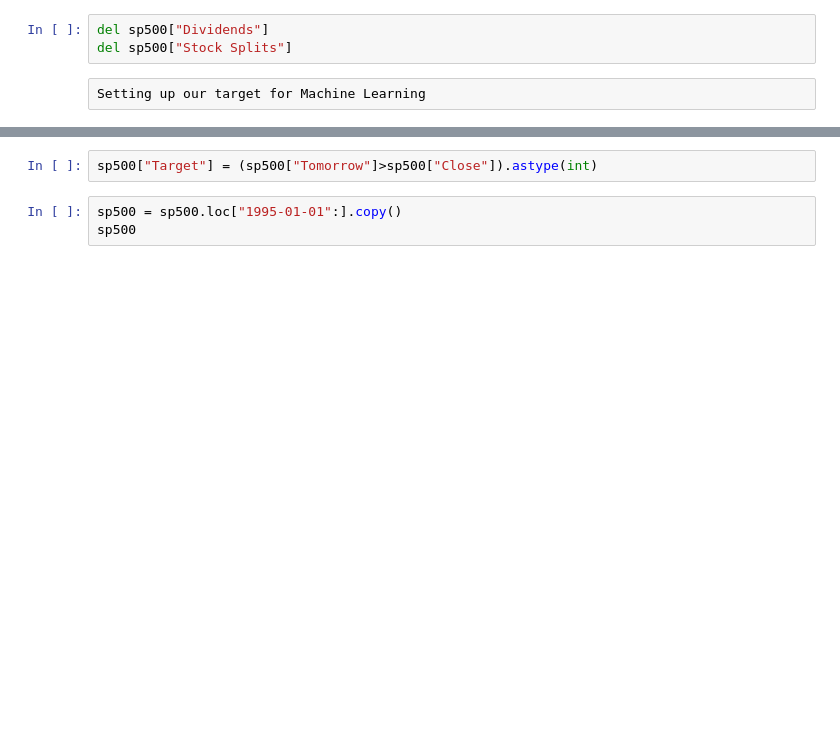
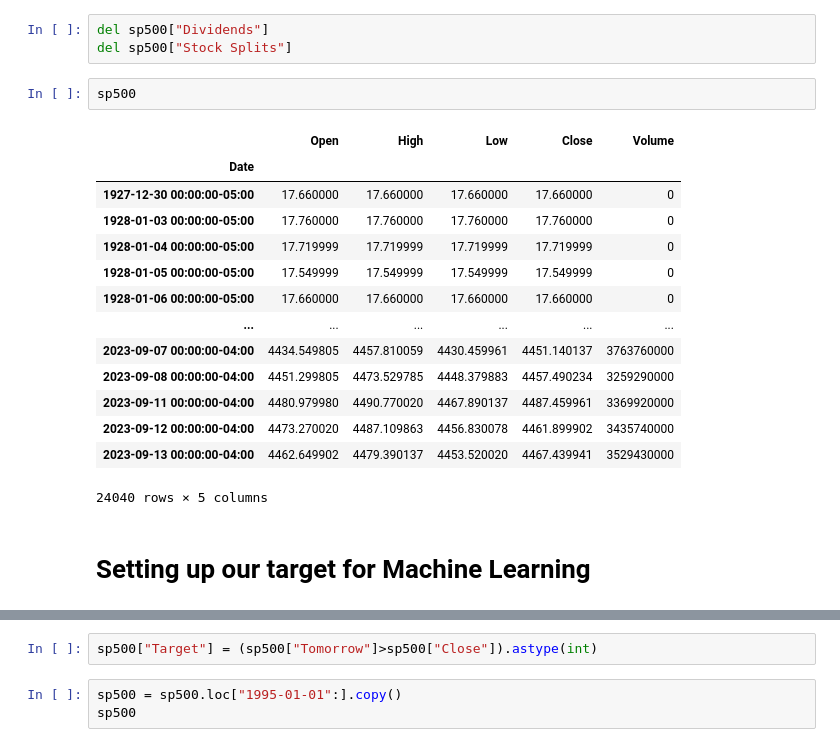
Before and after one commit to mohidzain/S-P500-Prediction, a Jupyter notebook: Predict The Stock Market with Machine Learning And Python.ipynb, the cells around one changed output, grey strips where cells are left out. Drawn from its saved outputs; the diff is of its cells as text; blank space fills up the shorter version.

```diff
--- a/Predict The Stock Market with Machine Learning And Python.ipynb
+++ b/Predict The Stock Market with Machine Learning And Python.ipynb
@@ -15,8 +48,25 @@ sp500.plot.line(y="Close",use_index=True)
 # %%
 del sp500["Dividends"]
 del sp500["Stock Splits"]
-# %% [raw]
-Setting up our target for Machine Learning
+# %%
+sp500
+# %% [output]
+|  | Open | High | Low | Close | Volume |
+| Date |  |  |  |  |  |
+| 1927-12-30 00:00:00-05:00 | 17.660000 | 17.660000 | 17.660000 | 17.660000 | 0 |
+| 1928-01-03 00:00:00-05:00 | 17.760000 | 17.760000 | 17.760000 | 17.760000 | 0 |
+| 1928-01-04 00:00:00-05:00 | 17.719999 | 17.719999 | 17.719999 | 17.719999 | 0 |
+| 1928-01-05 00:00:00-05:00 | 17.549999 | 17.549999 | 17.549999 | 17.549999 | 0 |
+| 1928-01-06 00:00:00-05:00 | 17.660000 | 17.660000 | 17.660000 | 17.660000 | 0 |
+| ... | ... | ... | ... | ... | ... |
+| 2023-09-07 00:00:00-04:00 | 4434.549805 | 4457.810059 | 4430.459961 | 4451.140137 | 3763760000 |
+| 2023-09-08 00:00:00-04:00 | 4451.299805 | 4473.529785 | 4448.379883 | 4457.490234 | 3259290000 |
+| 2023-09-11 00:00:00-04:00 | 4480.979980 | 4490.770020 | 4467.890137 | 4487.459961 | 3369920000 |
+| 2023-09-12 00:00:00-04:00 | 4473.270020 | 4487.109863 | 4456.830078 | 4461.899902 | 3435740000 |
+| 2023-09-13 00:00:00-04:00 | 4462.649902 | 4479.390137 | 4453.520020 | 4467.439941 | 3529430000 |
+24040 rows × 5 columns
+# %% [markdown]
+# Setting up our target for Machine Learning
 # %%
 sp500["Tomorrow"] = sp500["Close"].shift(-1)
 sp500
```
Also changed, not shown: parts of 35 cells of this notebook.
